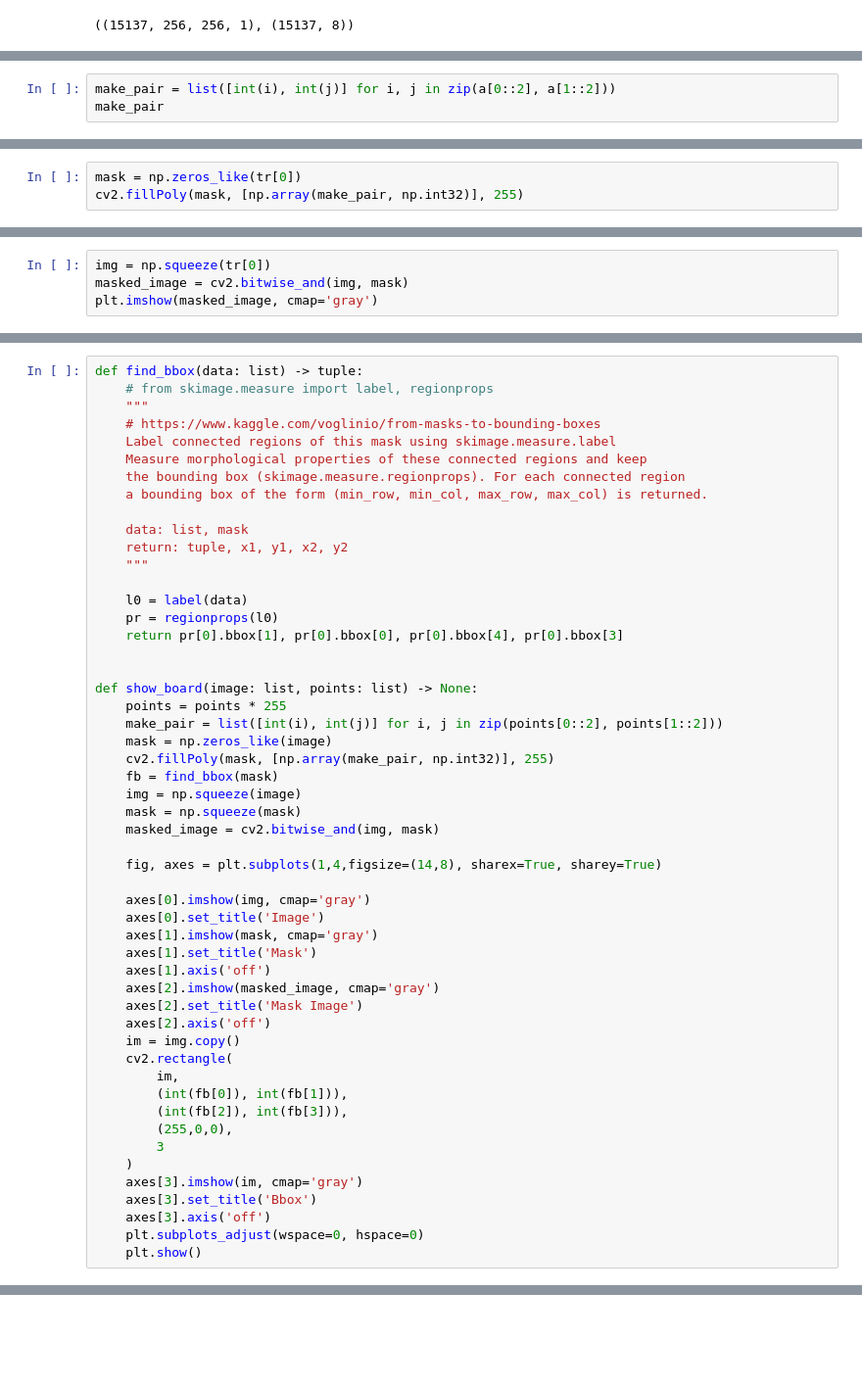
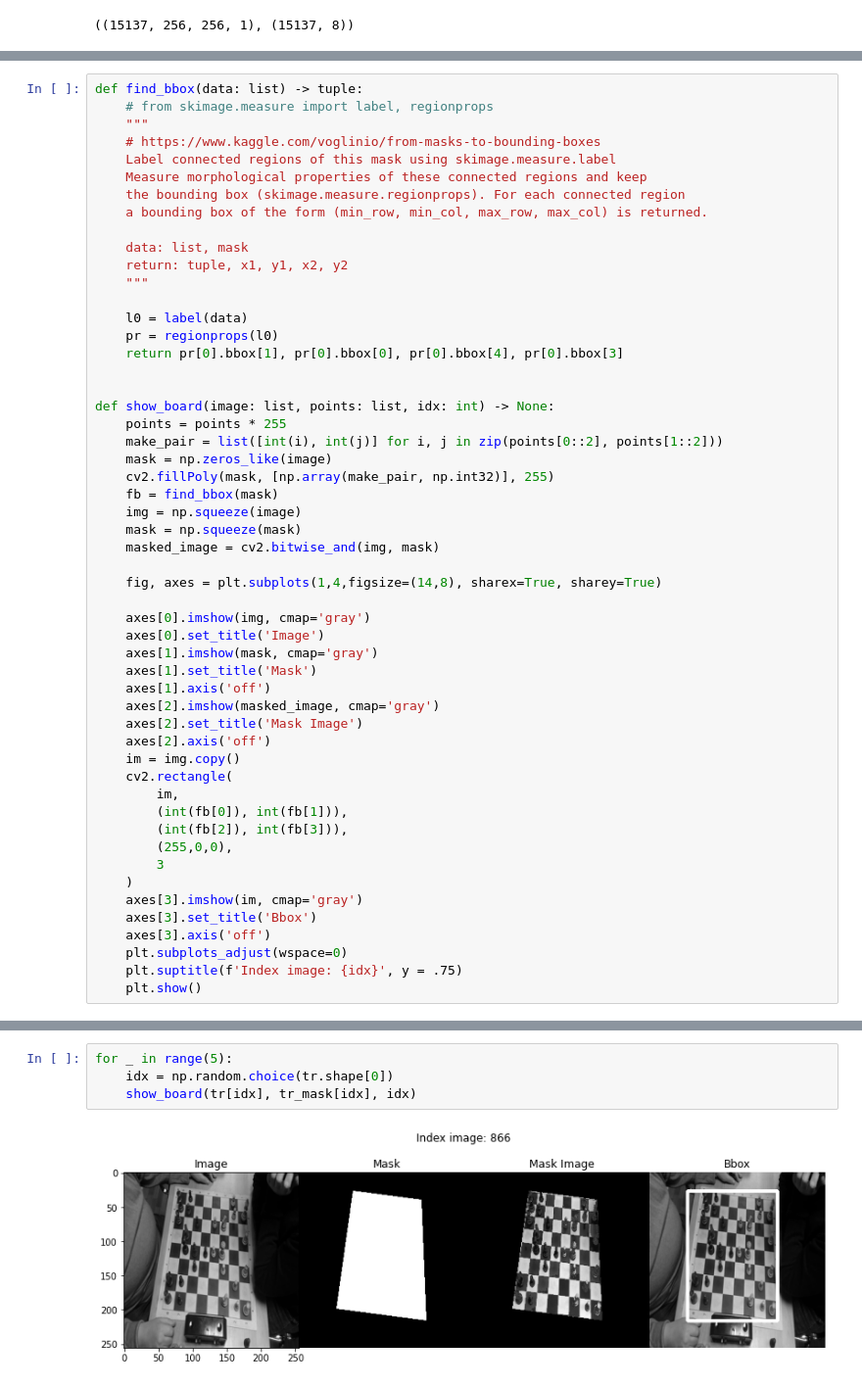
Before and after one commit to beifa/myte, a Jupyter notebook: chess_board.ipynb, the cells around one changed output, grey strips where cells are left out. Shown at 98% size. Drawn from its saved outputs; the diff is of its cells as text; blank space fills up the shorter version.

Commit message:
add visual data

```diff
--- a/chess_board.ipynb
+++ b/chess_board.ipynb
@@ -20,3 +23,0 @@ a = tr_mask[3] * 255
-# %%
-make_pair = list([int(i), int(j)] for i, j in zip(a[0::2], a[1::2]))
-make_pair
@@ -25,3 +23,0 @@ make_pair
-# %%
-mask = np.zeros_like(tr[0])
-cv2.fillPoly(mask, [np.array(make_pair, np.int32)], 255)
@@ -51,4 +23,0 @@ plt.imshow(mask.squeeze())
-# %%
-img = np.squeeze(tr[0])
-masked_image = cv2.bitwise_and(img, mask)
-plt.imshow(masked_image, cmap='gray')
@@ -74,7 +40,7 @@ def find_bbox(data: list) -> tuple:
     return pr[0].bbox[1], pr[0].bbox[0], pr[0].bbox[4], pr[0].bbox[3]
 
 
-def show_board(image: list, points: list) -> None:
+def show_board(image: list, points: list, idx: int) -> None:
     points = points * 255
     make_pair = list([int(i), int(j)] for i, j in zip(points[0::2], points[1::2]))
     mask = np.zeros_like(image)
@@ -105,5 +71,6 @@ def show_board(image: list, points: list) -> None:
     axes[3].imshow(im, cmap='gray')
     axes[3].set_title('Bbox')
     axes[3].axis('off')
-    plt.subplots_adjust(wspace=0, hspace=0)
+    plt.subplots_adjust(wspace=0)
+    plt.suptitle(f'Index image: {idx}', y = .75)
     plt.show()
@@ -172,0 +77,6 @@ https://stackoverflow.com/questions/55667098/bounding-box-annotation-going-from-
+# %%
+for _ in range(5):
+    idx = np.random.choice(tr.shape[0])
+    show_board(tr[idx], tr_mask[idx], idx)
+# %% [output]
+[figure, added]
```
Also changed, not shown: parts of 23 cells of this notebook.
